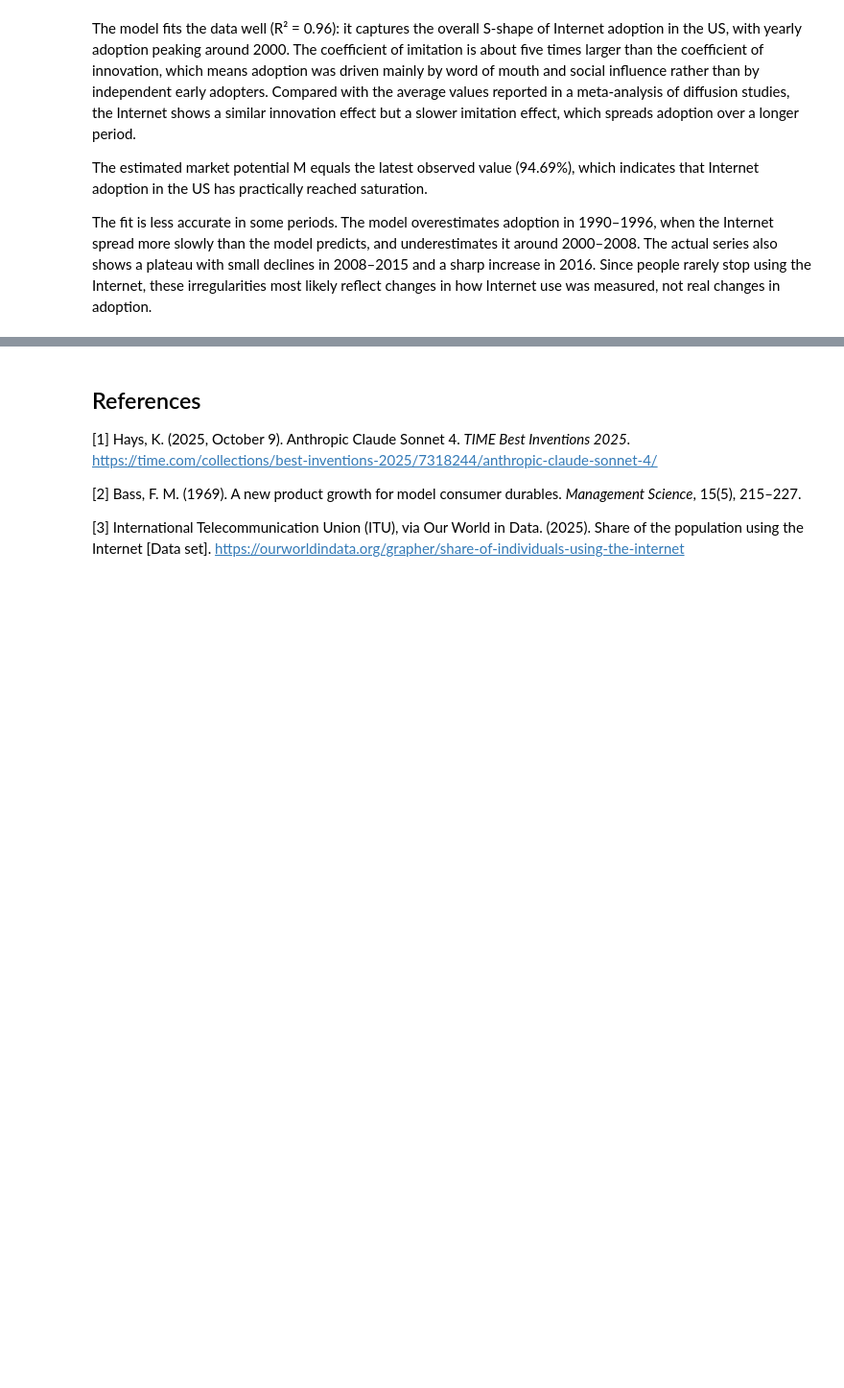
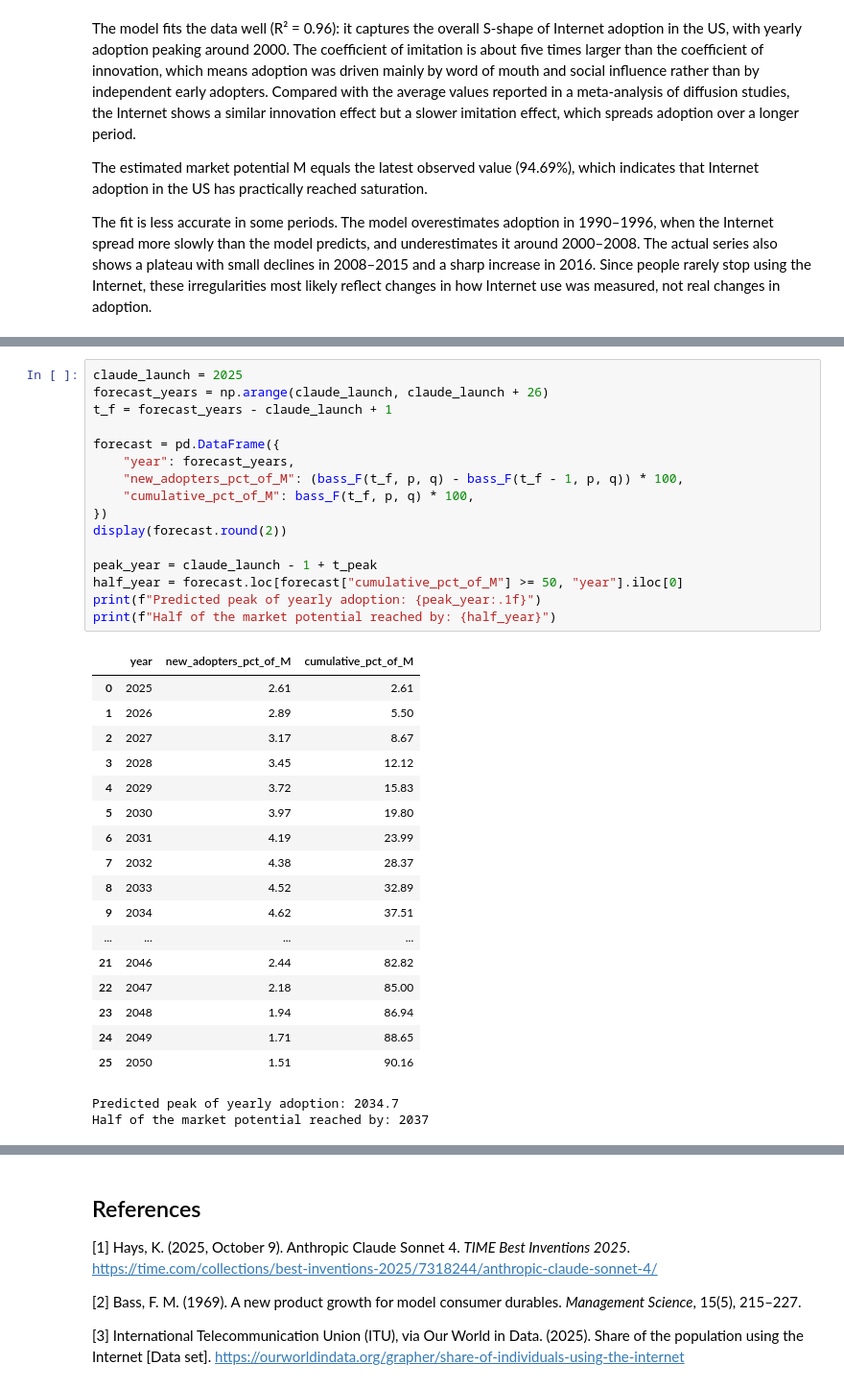
Before and after one commit to AraksyaG/bass-model-claude-sonnet-4, a Jupyter notebook: report/report.ipynb, the cells around one changed output, grey strips where cells are left out. Shown at 96% size. Cells and saved outputs as stored; diff of their text form; blank space fills up the shorter version.

```diff
--- a/report/report.ipynb
+++ b/report/report.ipynb
@@ -238,0 +248,36 @@ Internet use was measured, not real changes in adoption.
+# %%
+claude_launch = 2025
+forecast_years = np.arange(claude_launch, claude_launch + 26)
+t_f = forecast_years - claude_launch + 1
+
+forecast = pd.DataFrame({
+    "year": forecast_years,
+    "new_adopters_pct_of_M": (bass_F(t_f, p, q) - bass_F(t_f - 1, p, q)) * 100,
+    "cumulative_pct_of_M": bass_F(t_f, p, q) * 100,
+})
+display(forecast.round(2))
+
+peak_year = claude_launch - 1 + t_peak
+half_year = forecast.loc[forecast["cumulative_pct_of_M"] >= 50, "year"].iloc[0]
+print(f"Predicted peak of yearly adoption: {peak_year:.1f}")
+print(f"Half of the market potential reached by: {half_year}")
+# %% [output]
+|  | year | new_adopters_pct_of_M | cumulative_pct_of_M |
+| 0 | 2025 | 2.61 | 2.61 |
+| 1 | 2026 | 2.89 | 5.50 |
+| 2 | 2027 | 3.17 | 8.67 |
+| 3 | 2028 | 3.45 | 12.12 |
+| 4 | 2029 | 3.72 | 15.83 |
+| 5 | 2030 | 3.97 | 19.80 |
+| 6 | 2031 | 4.19 | 23.99 |
+| 7 | 2032 | 4.38 | 28.37 |
+| 8 | 2033 | 4.52 | 32.89 |
+| 9 | 2034 | 4.62 | 37.51 |
+| ... | ... | ... | ... |
+| 21 | 2046 | 2.44 | 82.82 |
+| 22 | 2047 | 2.18 | 85.00 |
+| 23 | 2048 | 1.94 | 86.94 |
+| 24 | 2049 | 1.71 | 88.65 |
+| 25 | 2050 | 1.51 | 90.16 |
+Predicted peak of yearly adoption: 2034.7
+Half of the market potential reached by: 2037
```
Also changed, not shown: parts of 3 cells of this notebook, 1 other file.
